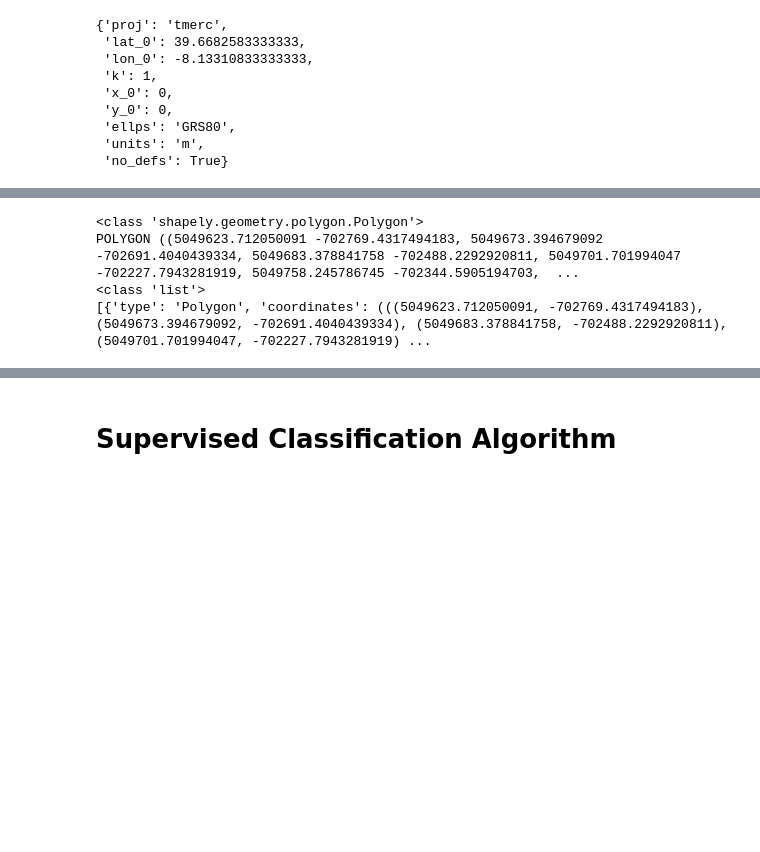
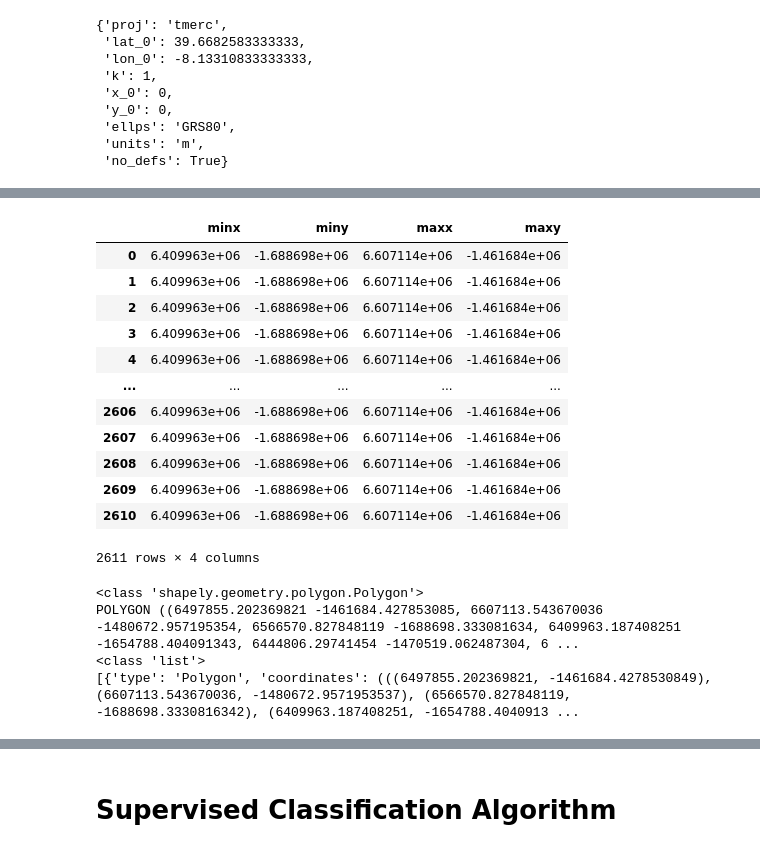
Before and after one commit to SimaoBarbosa/Land_cover_classification, a Jupyter notebook: Supervised_Classification_of_IMG_DATA_1.ipynb, the cells around one changed output, grey strips where cells are left out. Saved outputs shown, nothing was run; the diff lists cells and outputs as text; code cells hidden in the pictures; blank space fills up the shorter version.

```diff
--- a/Supervised_Classification_of_IMG_DATA_1.ipynb
+++ b/Supervised_Classification_of_IMG_DATA_1.ipynb
@@ -269,5 +286,6 @@ shapefile.crs
  'units': 'm',
  'no_defs': True}
 # %%
-shapefile = shapefile.to_crs(proj)
-shapefile.to_crs({'init': 'epsg:32629'})
+#shapefile = shapefile.to_crs(proj)
+#shapefile = shapefile.to_crs({'init': 'epsg:4326'})
+shapefile = shapefile.to_crs({'init': 'epsg:32629'})
@@ -295,0 +296,16 @@ CRS.from_wkt('GEOCCS["ETRS89",DATUM["European_Terrestrial_Reference_System_1989"
+# %%
+shapefile.bounds
+# %% [output]
+|  | minx | miny | maxx | maxy |
+| 0 | 6.409963e+06 | -1.688698e+06 | 6.607114e+06 | -1.461684e+06 |
+| 1 | 6.409963e+06 | -1.688698e+06 | 6.607114e+06 | -1.461684e+06 |
+| 2 | 6.409963e+06 | -1.688698e+06 | 6.607114e+06 | -1.461684e+06 |
+| 3 | 6.409963e+06 | -1.688698e+06 | 6.607114e+06 | -1.461684e+06 |
+| 4 | 6.409963e+06 | -1.688698e+06 | 6.607114e+06 | -1.461684e+06 |
+| ... | ... | ... | ... | ... |
+| 2606 | 6.409963e+06 | -1.688698e+06 | 6.607114e+06 | -1.461684e+06 |
+| 2607 | 6.409963e+06 | -1.688698e+06 | 6.607114e+06 | -1.461684e+06 |
+| 2608 | 6.409963e+06 | -1.688698e+06 | 6.607114e+06 | -1.461684e+06 |
+| 2609 | 6.409963e+06 | -1.688698e+06 | 6.607114e+06 | -1.461684e+06 |
+| 2610 | 6.409963e+06 | -1.688698e+06 | 6.607114e+06 | -1.461684e+06 |
+2611 rows × 4 columns
@@ -298,7 +316,7 @@ CRS.from_wkt('GEOCCS["ETRS89",DATUM["European_Terrestrial_Reference_System_1989"
 geoms = shapefile.geometry.values
 
 # let's grab a single shapely geometry to check
-geometry = geoms[0]
+geometry = geoms[1]
 print(type(geometry))
 print(geometry)
 
@@ -309,9 +327,9 @@ print(type(feature))
 print(feature)
 # %% [output]
 <class 'shapely.geometry.polygon.Polygon'>
-POLYGON ((5049623.712050091 -702769.4317494183, 5049673.394679092 -702691.4040439334, 5049683.378841758 -702488.2292920811, 5049701.701994047 -702227.7943281919, 5049758.245786745 -702344.5905194703,  ...
+POLYGON ((6497855.202369821 -1461684.427853085, 6607113.543670036 -1480672.957195354, 6566570.827848119 -1688698.333081634, 6409963.187408251 -1654788.404091343, 6444806.29741454 -1470519.062487304, 6 ...
 <class 'list'>
-[{'type': 'Polygon', 'coordinates': (((5049623.712050091, -702769.4317494183), (5049673.394679092, -702691.4040439334), (5049683.378841758, -702488.2292920811), (5049701.701994047, -702227.7943281919) ...
+[{'type': 'Polygon', 'coordinates': (((6497855.202369821, -1461684.4278530849), (6607113.543670036, -1480672.9571953537), (6566570.827848119, -1688698.3330816342), (6409963.187408251, -1654788.4040913 ...
 # %%
 shapefile.crs == full_dataset.crs
 # %% [output]
```
Also changed, not shown: parts of 16 cells of this notebook, 1 other file.
